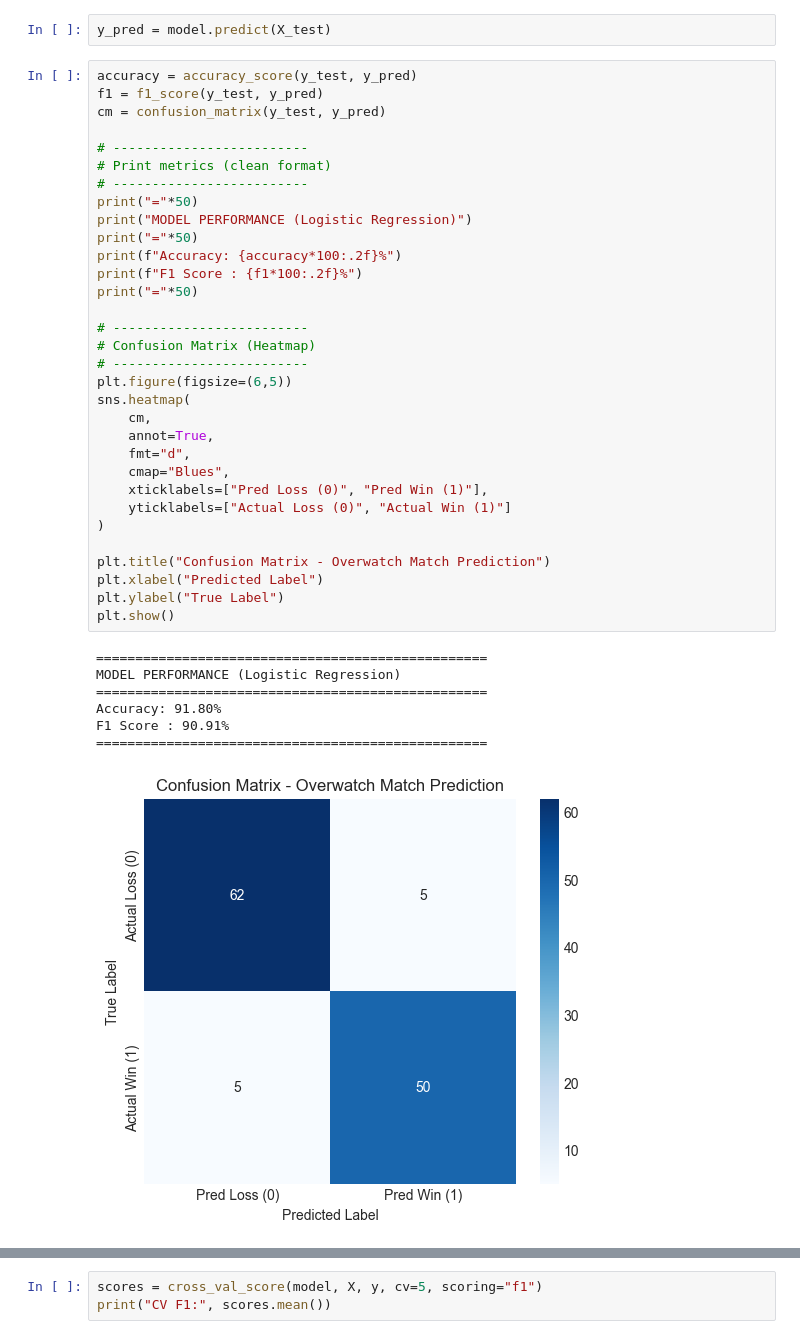
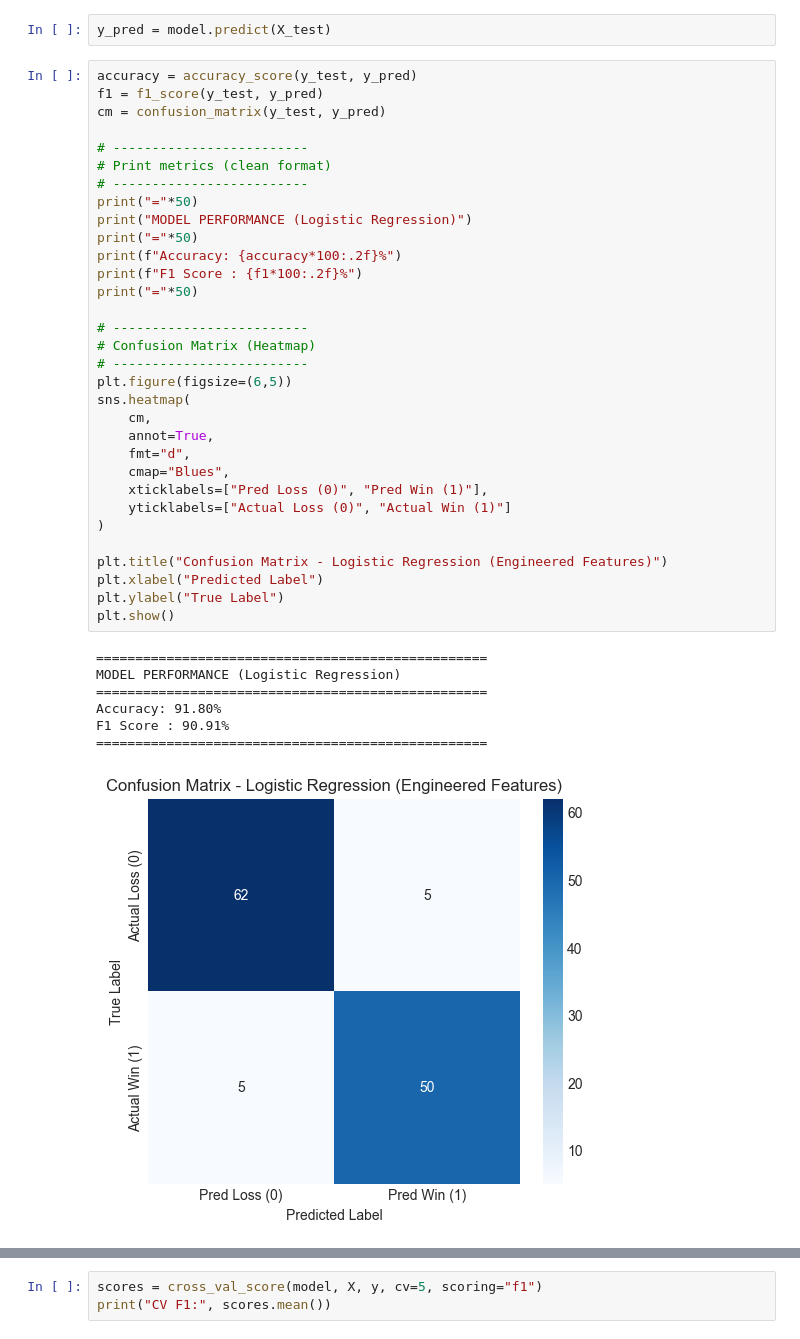
Before and after one commit to carev002/CS422-Machine-Learning-Project, a Jupyter notebook: CS422OWProject.ipynb, the cells around one changed output, grey strips where cells are left out. Drawn from its saved outputs; the diff is of its cells as text.

```diff
--- a/CS422OWProject.ipynb
+++ b/CS422OWProject.ipynb
@@ -528,35 +528,35 @@ cm = confusion_matrix(y_test, y_pred)
 print("="*50)
 print("MODEL PERFORMANCE (Logistic Regression)")
 print("="*50)
 print(f"Accuracy: {accuracy*100:.2f}%")
 print(f"F1 Score : {f1*100:.2f}%")
 print("="*50)
 
 # -------------------------
 # Confusion Matrix (Heatmap)
 # -------------------------
 plt.figure(figsize=(6,5))
 sns.heatmap(
     cm,
     annot=True,
     fmt="d",
     cmap="Blues",
     xticklabels=["Pred Loss (0)", "Pred Win (1)"],
     yticklabels=["Actual Loss (0)", "Actual Win (1)"]
 )
 
-plt.title("Confusion Matrix - Overwatch Match Prediction")
+plt.title("Confusion Matrix - Logistic Regression (Engineered Features)")
 plt.xlabel("Predicted Label")
 plt.ylabel("True Label")
 plt.show()
 # %% [output]
 ==================================================
 MODEL PERFORMANCE (Logistic Regression)
 ==================================================
 Accuracy: 91.80%
 F1 Score : 90.91%
 ==================================================
-[figure, old version]
+[figure, new version]
 # %%
 coeffs = pd.DataFrame({
     "Feature": X.columns,
```
Also changed, not shown: parts of 11 cells of this notebook.
